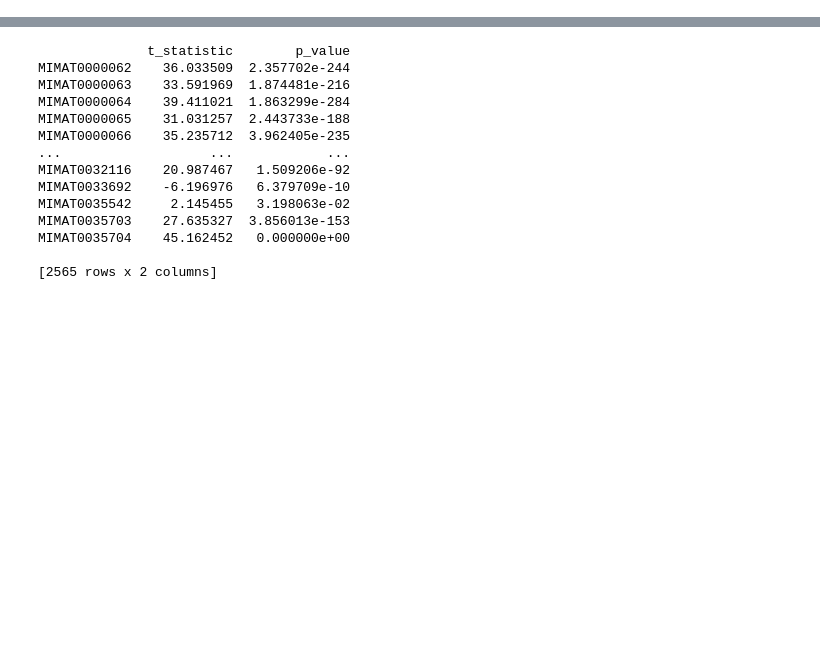
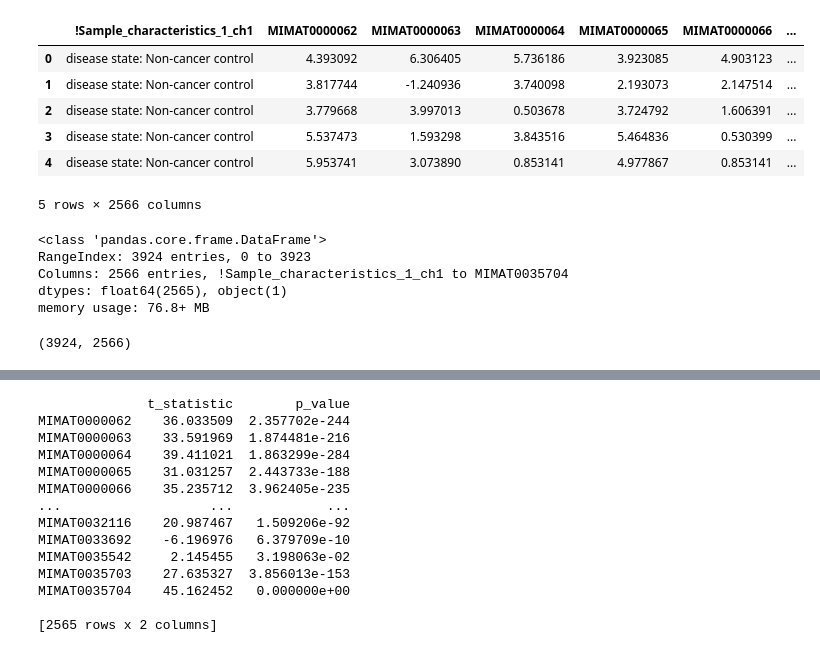
Before and after one commit to BrightNorthStar/miRNAs_in_Lung_Cancer, a Jupyter notebook: miRNAs_in_Lung_Cancer_.ipynb, the cells around one changed output, grey strips where cells are left out. Drawn from its saved outputs; the diff is of its cells as text; code cells hidden in the pictures; blank space fills up the shorter version.

```diff
--- a/miRNAs_in_Lung_Cancer_.ipynb
+++ b/miRNAs_in_Lung_Cancer_.ipynb
@@ -9,0 +222,4 @@ df = pd.read_excel('/content/COLAB.xlsx')
+# %%
+# Some exploratory data analysis on data
+# first convert data into a pandas dataframe
+df1 = pd.DataFrame(data)
@@ -9,0 +331,10 @@ df = pd.read_excel('/content/COLAB.xlsx')
+# %%
+# Review of the data in the columns we are about to delete
+for i in range(35):
+  print("Column index: ", i, "; Column name: ", df1.columns[i])
+  print("Count of unique values in the column: ", df1.iloc[:,i].nunique())
+  if df1.iloc[:,i].nunique() < 10:
+    print("The unique value(s) in the column: ", df1.iloc[:,i].unique())
+  else:
+    print("A sample value from the column: ", df1.iloc[0,i])
+  print(" ") # space for easy readibility
@@ -9,0 +363,42 @@ df = pd.read_excel('/content/COLAB.xlsx')
+# %%
+# Here we remove the columns [0:8, 10:33] identified earlier.
+# We do this in reverse order so that the identified column indices as deletion
+#    targets, do not change as deletions are performed one at a time
+for i in range(33, 9, -1):
+  df1.drop(df1.columns[i], axis=1, inplace=True)
+for i in range (8, -1, -1):
+  df1.drop(df1.columns[i], axis=1, inplace=True)
+#
+# %%
+df1.head()
+# Inspect to confirm correct deletion of columns
+# %% [output]
+|  | !Sample_characteristics_1_ch1 | MIMAT0000062 | MIMAT0000063 | MIMAT0000064 | MIMAT0000065 | MIMAT0000066 | ... |
+| 0 | disease state: Non-cancer control | 4.393092 | 6.306405 | 5.736186 | 3.923085 | 4.903123 | ... |
+| 1 | disease state: Non-cancer control | 3.817744 | -1.240936 | 3.740098 | 2.193073 | 2.147514 | ... |
+| 2 | disease state: Non-cancer control | 3.779668 | 3.997013 | 0.503678 | 3.724792 | 1.606391 | ... |
+| 3 | disease state: Non-cancer control | 5.537473 | 1.593298 | 3.843516 | 5.464836 | 0.530399 | ... |
+| 4 | disease state: Non-cancer control | 5.953741 | 3.073890 | 0.853141 | 4.977867 | 0.853141 | ... |
+5 rows × 2566 columns
+# %%
+df1.info()
+# Output:
+#<class 'pandas.core.frame.DataFrame'>
+#RangeIndex: 3924 entries, 0 to 3923
+#Columns: 2566 entries, !Sample_characteristics_1_ch1 to MIMAT0035704
+#dtypes: float64(2565), object(1)
+#memory usage: 76.8+ MB
+#
+# Columns: 1 (for sample class label) + 2565 (for sample miRNA attributes/features)
+# Rows: 3924 (for samples i.e., patients)
+# %% [output]
+<class 'pandas.core.frame.DataFrame'>
+RangeIndex: 3924 entries, 0 to 3923
+Columns: 2566 entries, !Sample_characteristics_1_ch1 to MIMAT0035704
+dtypes: float64(2565), object(1)
+memory usage: 76.8+ MB
+# %%
+df1.shape
+# (3924, 2566) : (row count, column count)
+# %% [output]
+(3924, 2566)
```
Also changed, not shown: parts of 31 cells of this notebook.
